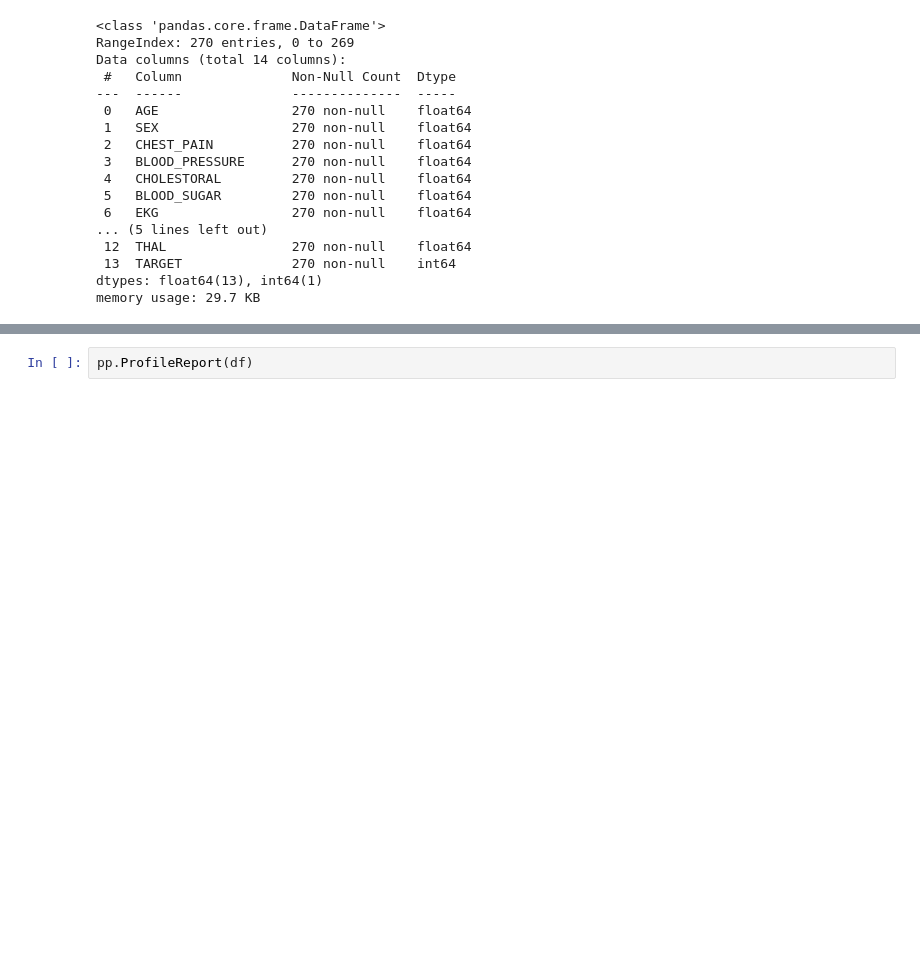
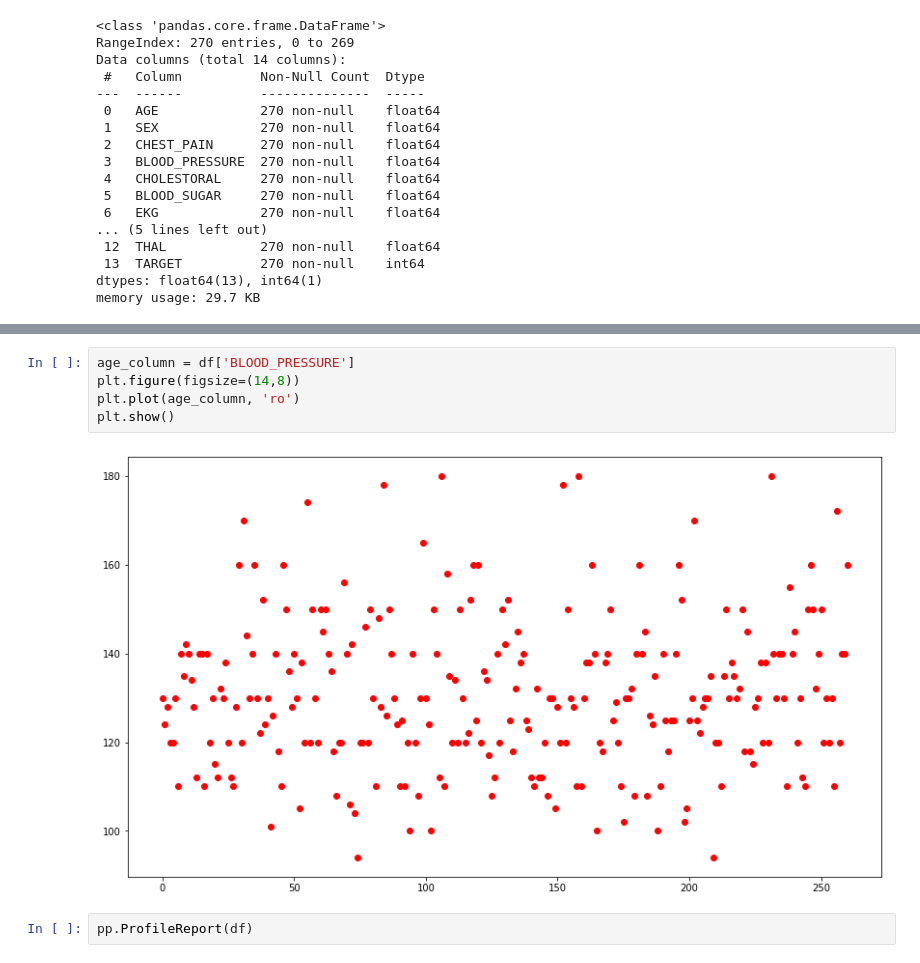
Before and after one commit to BioMedProjects/Intro-AI-Project, a Jupyter notebook: WDSI_project.ipynb, the cells around one changed output, grey strips where cells are left out. Drawn from its saved outputs; the diff is of its cells as text; blank space fills up the shorter version.

```diff
--- a/WDSI_project.ipynb
+++ b/WDSI_project.ipynb
@@ -118,6 +124,13 @@ df
 | 259 | 57.0 | 1.0 | 4.0 | 140.0 | 192.0 | 0.0 | 0.0 | 148.0 | ... |
 | 260 | 67.0 | 1.0 | 4.0 | 160.0 | 286.0 | 0.0 | 2.0 | 108.0 | ... |
 261 rows × 14 columns
+# %%
+age_column = df['BLOOD_PRESSURE']
+plt.figure(figsize=(14,8))
+plt.plot(age_column, 'ro')
+plt.show()
+# %% [output]
+[figure, added]
 # %%
 pp.ProfileReport(df)
 # %% [output]
```
Also changed, not shown: parts of 30 cells of this notebook.
